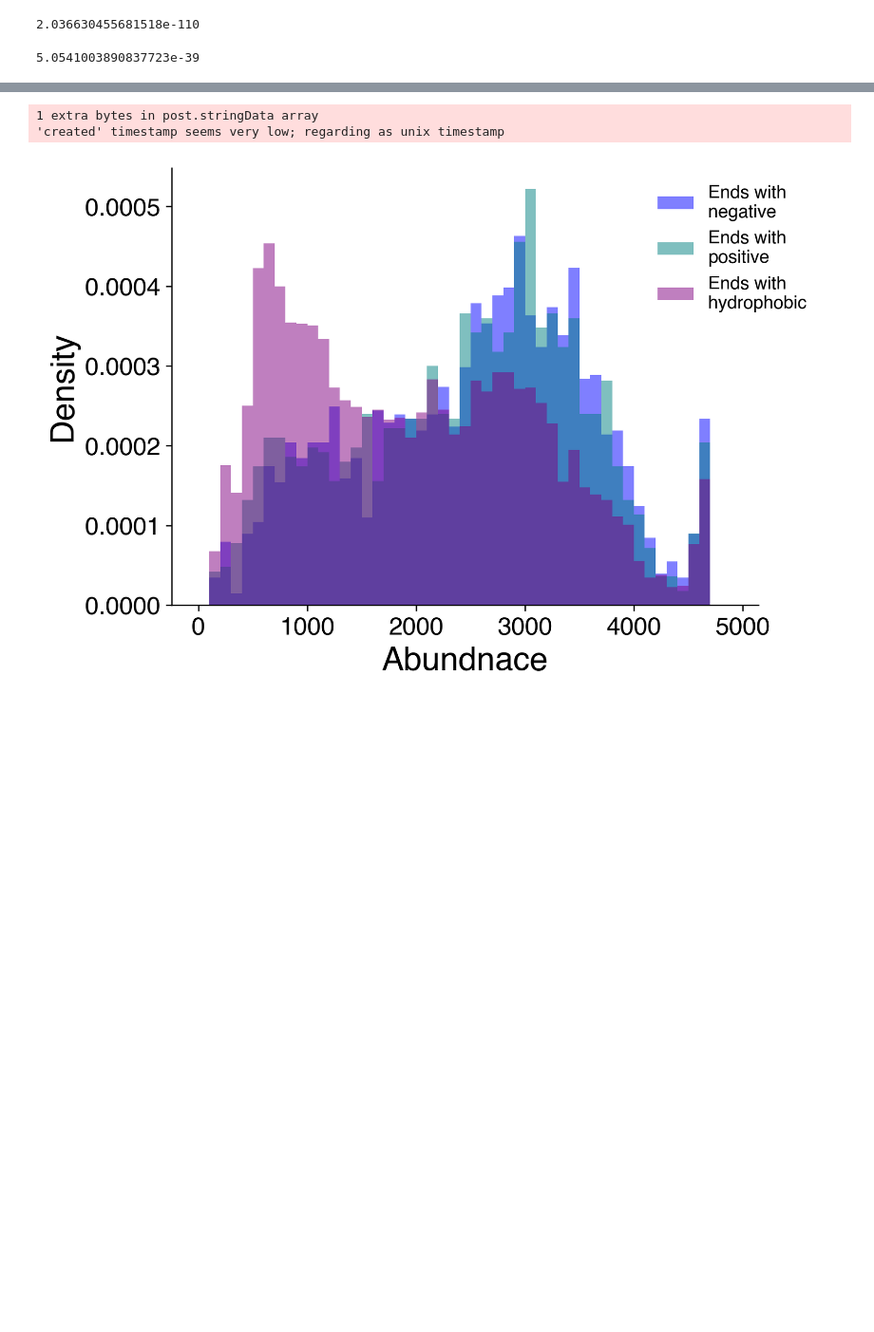
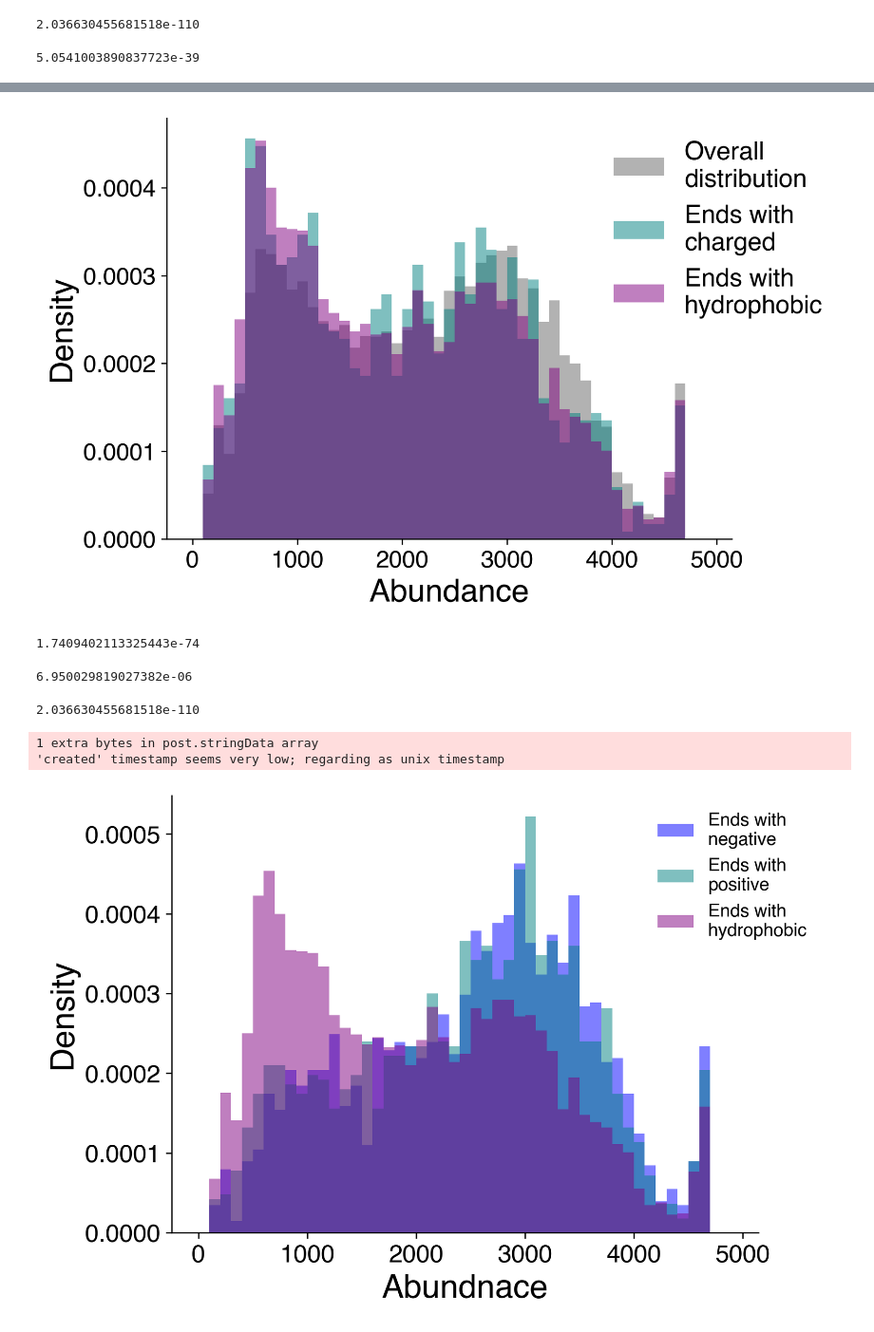
Before and after one commit to staller-lab/NN_interpretability_for_AD_prediction, a Jupyter notebook: scripts/analysis_scripts/compare_simple_w_deep_abund.ipynb, the cells around one changed output, grey strips where cells are left out. Shown at 95% size. Drawn from its saved outputs; the diff is of its cells as text; code cells hidden in the pictures; blank space fills up the shorter version.

```diff
--- a/scripts/analysis_scripts/compare_simple_w_deep_abund.ipynb
+++ b/scripts/analysis_scripts/compare_simple_w_deep_abund.ipynb
@@ -899,3 +909,46 @@ plt.savefig("figures/abundance_histograms.pdf", format='pdf', bbox_inches='tight
+# %%
+# Plotting distribution differences between charged vs. hydrophobic ends
+
+bins = np.arange(0, 5000, 100)
+plt.hist(data["abundance"], density=True, alpha=0.3, bins=bins, color="black", label="Overall\ndistribution")
+
+plt.hist(data[data["ends_w_aromatic"]]["abundance"], density=True, alpha=0.5, bins=bins, color="teal", label="Ends with \ncharged")
+plt.hist(data[data["ends_w_hydrophobic"]]["abundance"], density=True, alpha=0.5, bins=bins, color="purple", label="Ends with \nhydrophobic")
+plt.xlabel("Abundance", fontsize=20)
+plt.xticks(size=15)
+plt.ylabel("Density", fontsize=20)
+plt.yticks(size=15)
+plt.legend(fontsize=16, frameon=False, bbox_to_anchor=(0.75,1))
+
+ax = plt.gca()  # Get current axes
+ax.spines['top'].set_visible(False)
+ax.spines['right'].set_visible(False)
+# %% [output]
+[figure, added]
+# %%
+from scipy.stats import mannwhitneyu
+group1 = data[data['ends_w_hydrophobic']]['abundance'].dropna()
+group2 = data[data['contains_hydrophobic'] & ~data['ends_w_hydrophobic']]['abundance'].dropna()
+stat, p = mannwhitneyu(group1, group2, alternative="less")
+p
+# %% [output]
+1.7409402113325443e-74
+# %%
+from scipy.stats import mannwhitneyu
+group1 = data[data['ends_w_aromatic']]['abundance'].dropna()
+group2 = data[data['contains_aromatics'] & ~data['ends_w_aromatic']]['abundance'].dropna()
+stat, p = mannwhitneyu(group1, group2, alternative="less")
+p
+# %% [output]
+6.950029819027382e-06
+# %%
+from scipy.stats import mannwhitneyu
+group1 = data[data['ends_w_hydrophobic']]['abundance'].dropna()
+group2 = data[data['ends_w_charge']]['abundance'].dropna()
+stat, p = mannwhitneyu(group1, group2, alternative="less")
+p
+# %% [output]
+2.036630455681518e-110
 # %%
 # Plotting distribution differences between ending w/ positive, negative, or hydrophobic
 
```
Also changed, not shown: parts of 15 cells of this notebook, 3 other files.
